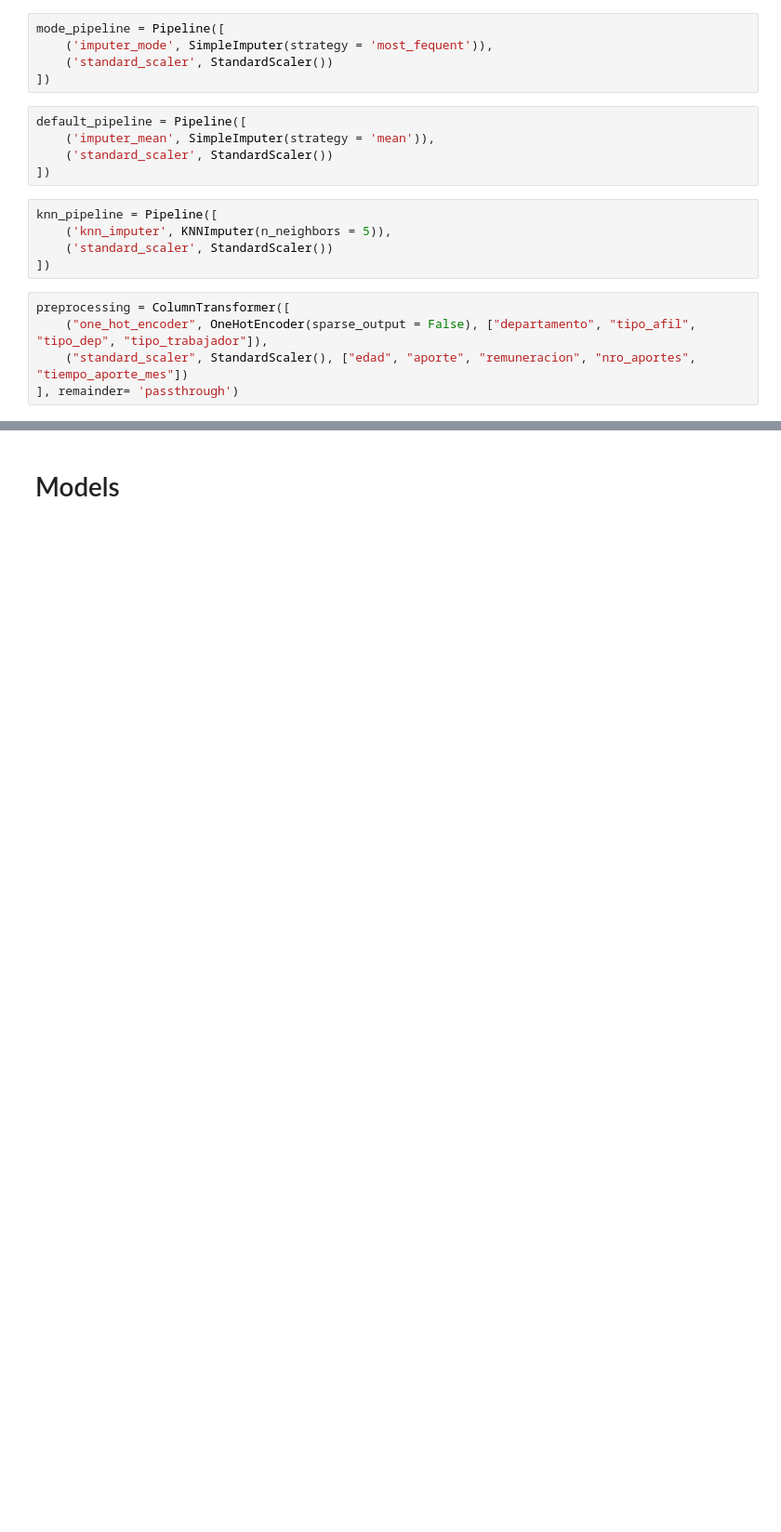
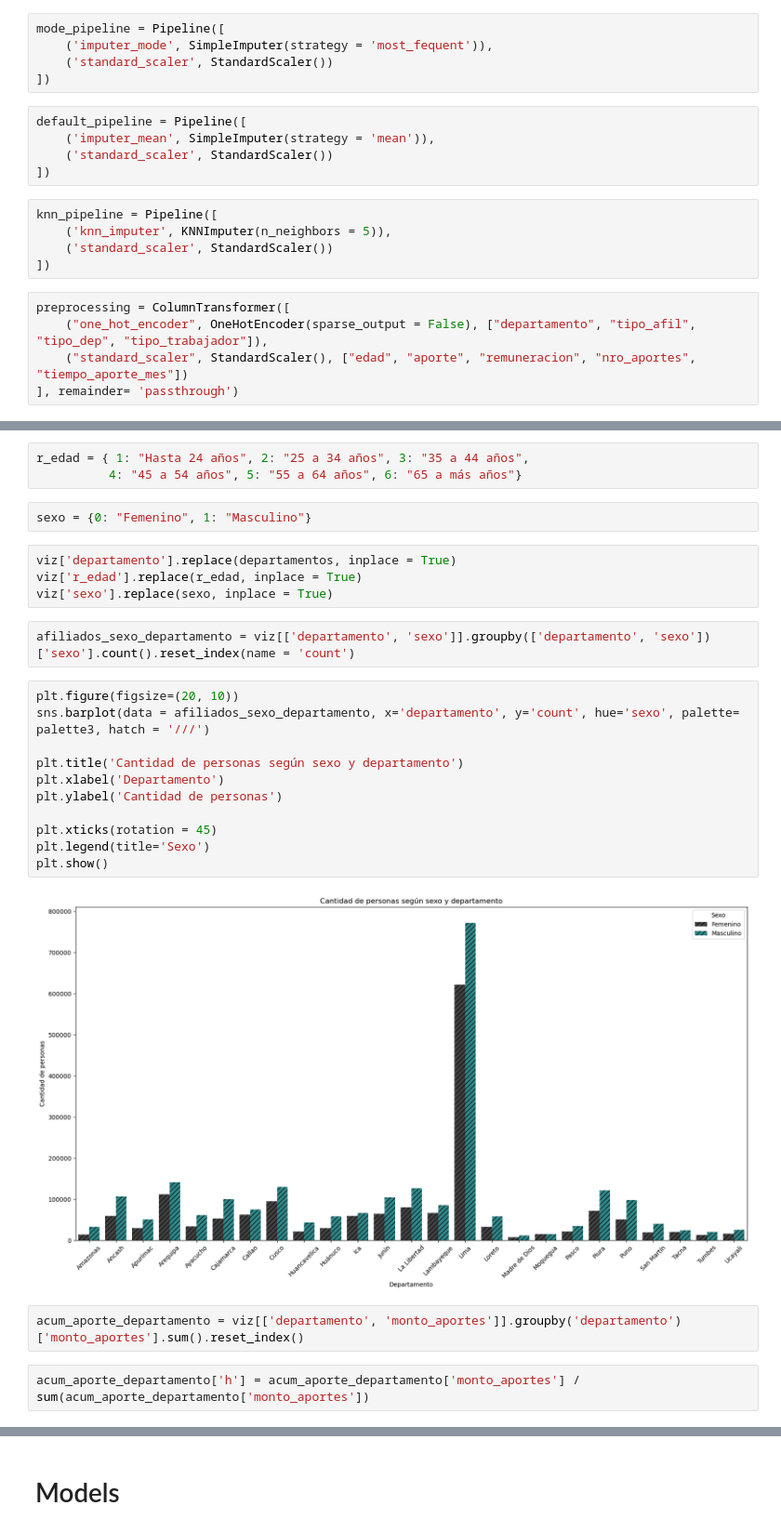
Before and after one commit to Raichi1/Pruebita, a Jupyter notebook: src/code.ipynb, the cells around one changed output, grey strips where cells are left out. Shown at 93% size. Saved outputs shown, nothing was run; the diff lists cells and outputs as text; blank space fills up the shorter version.

```diff
--- a/src/code.ipynb
+++ b/src/code.ipynb
@@ -330,0 +332,28 @@ preprocessing = ColumnTransformer([
+# %%
+r_edad = { 1: "Hasta 24 años", 2: "25 a 34 años", 3: "35 a 44 años",
+          4: "45 a 54 años", 5: "55 a 64 años", 6: "65 a más años"}
+# %%
+sexo = {0: "Femenino", 1: "Masculino"}
+# %%
+viz['departamento'].replace(departamentos, inplace = True)
+viz['r_edad'].replace(r_edad, inplace = True)
+viz['sexo'].replace(sexo, inplace = True)
+# %%
+afiliados_sexo_departamento = viz[['departamento', 'sexo']].groupby(['departamento', 'sexo'])['sexo'].count().reset_index(name = 'count')
+# %%
+plt.figure(figsize=(20, 10))
+sns.barplot(data = afiliados_sexo_departamento, x='departamento', y='count', hue='sexo', palette= palette3, hatch = '///')
+
+plt.title('Cantidad de personas según sexo y departamento')
+plt.xlabel('Departamento')
+plt.ylabel('Cantidad de personas')
+
+plt.xticks(rotation = 45)
+plt.legend(title='Sexo')
+plt.show()
+# %% [output]
+[figure, added]
+# %%
+acum_aporte_departamento = viz[['departamento', 'monto_aportes']].groupby('departamento')['monto_aportes'].sum().reset_index()
+# %%
+acum_aporte_departamento['h'] = acum_aporte_departamento['monto_aportes'] / sum(acum_aporte_departamento['monto_aportes'])
```
Also changed, not shown: parts of 40 cells of this notebook.
